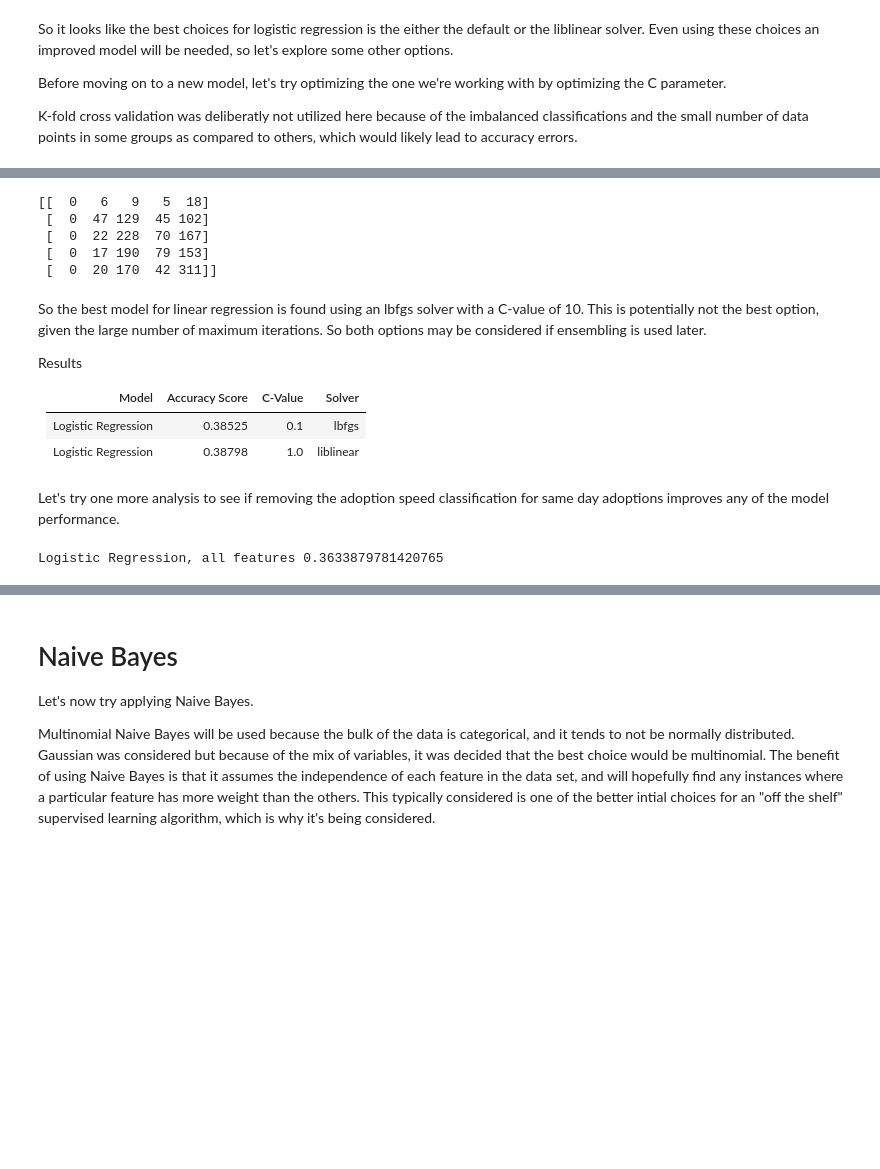
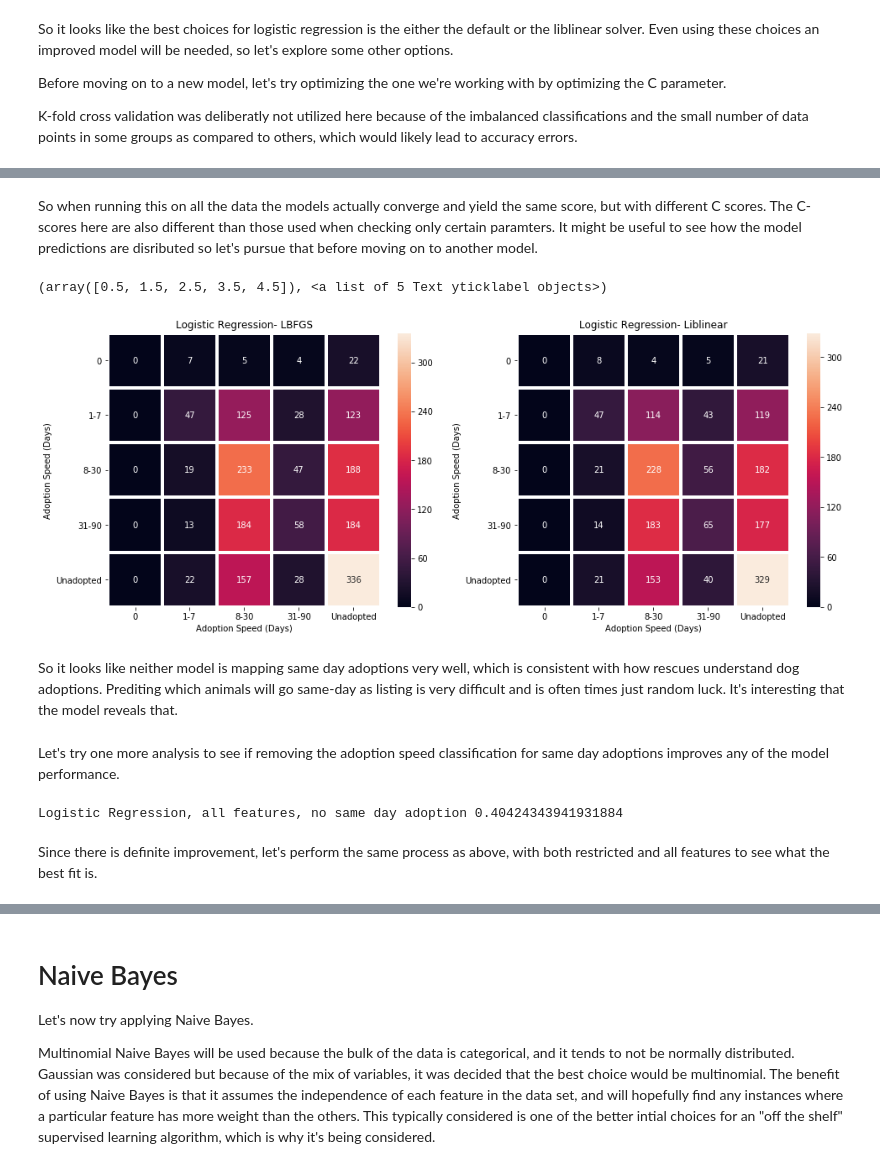
Before and after one commit to CJEJansson/Springboard_Projects, a Jupyter notebook: Capstone 1/4. In-Depth Analysis/In_Depth_Analysis.ipynb, the cells around one changed output, grey strips where cells are left out. Drawn from its saved outputs; the diff is of its cells as text; code cells hidden in the pictures; blank space fills up the shorter version.

```diff
--- a/Capstone 1/4. In-Depth Analysis/In_Depth_Analysis.ipynb
+++ b/Capstone 1/4. In-Depth Analysis/In_Depth_Analysis.ipynb
@@ -210,0 +220,4 @@ array([3., 2., 1., 4.])
+# %%
+#Create end test set variables
+x_all, y_all = dtrain.loc[:, dtrain.columns != 'AdoptionSpeed'], dtrain['AdoptionSpeed']
+x_test_all, y_test_all = dtest.loc[:, dtest.columns != 'AdoptionSpeed'], dtest['AdoptionSpeed']
@@ -408,28 +472,50 @@ C value that yields best score = 0.001
-# %%
-from sklearn.metrics import classification_report, confusion_matrix
-logRegr2.fit(x_train, y_train)
-y_pred = logRegr2.predict(x_test)
-print(confusion_matrix(y_test,y_pred))
-# %% [output]
-[[  0   6   9   5  18]
- [  0  47 129  45 102]
- [  0  22 228  70 167]
- [  0  17 190  79 153]
- [  0  20 170  42 311]]
-# %% [markdown]
-So the best model for linear regression is found using an lbfgs solver with a C-value of 10. This is potentially not the best option, given the large number of maximum iterations. So both options may be considered if ensembling is used later.
-
-Results
-
-| Model | Accuracy Score | C-Value | Solver|
-| --- | --- | --- | --- |
-|Logistic Regression| 0.38525 |0.1| lbfgs|
-|Logistic Regression| 0.38798| 1.0 | liblinear
+# %% [markdown]
+So when running this on all the data the models actually converge and yield the same score, but with different C scores. The C-scores here are also different than those used when checking only certain paramters. It might be useful to see how the model predictions are disributed so let's pursue that before moving on to another model.
+# %%
+logRegrA = LogisticRegression(C= 1,solver='lbfgs',multi_class='ovr', max_iter=10000)
+logRegAf = logRegrA.fit(x_all, y_all)
+y_predA = logRegrA.predict(x_test_all)
+cm_A = confusion_matrix(y_test_all,y_predA)
+
+logRegrB = LogisticRegression(C=0.001,solver='liblinear',multi_class='ovr')
+logRegBf = logRegrB.fit(x_all, y_all)
+y_predB = logRegrB.predict(x_test_all)
+cm_B = confusion_matrix(y_test_all,y_pred)
+
+#import Labels for heatmaps
+adpt_spd = adptspeed.AdoptionSpeed
+
+#Create Figure with 2 subplots
+fig, ax = plt.subplots(figsize = (16, 6))
+
+#Plot Confusion matrix of LBFGS model
+plt.subplot(1, 2, 1)
+ax = sns.heatmap(cm_A, annot=True, fmt='g', xticklabels = adpt_spd, yticklabels = adpt_spd, linewidths = 3)
+ax.set(title = 'Logistic Regression- LBFGS',
+      xlabel = 'Adoption Speed (Days)',
+      ylabel = 'Adoption Speed (Days)')
+plt.yticks(rotation = 0)
+
+
+#Plot Confusion matrix of Liblinear model
+plt.subplot(1, 2, 2)
+ax = sns.heatmap(cm_B, annot=True, fmt='g', xticklabels = adpt_spd, yticklabels = adpt_spd, linewidths = 3)
+ax.set(title = 'Logistic Regression- Liblinear',
+      xlabel = 'Adoption Speed (Days)',
+      ylabel = 'Adoption Speed (Days)')
+plt.yticks(rotation = 0)
+# %% [output]
+(array([0.5, 1.5, 2.5, 3.5, 4.5]), <a list of 5 Text yticklabel objects>)
+[figure, added]
+# %% [markdown]
+So it looks like neither model is mapping same day adoptions very well, which is consistent with how rescues understand dog adoptions. Prediting which animals will go same-day as listing is very difficult and is often times just random luck. It's interesting that the model reveals that.
 # %% [markdown]
 Let's try one more analysis to see if removing the adoption speed classification for same day adoptions improves any of the model performance.
 # %%
 logRegr2.fit(xa_train, ya_train)
 #Print Accuracy
-print('Logistic Regression, all features', accuracy_score(logRegr2.predict(xa_test), ya_test))
+print('Logistic Regression, all features, no same day adoption', accuracy_score(logRegr2.predict(xa_test), ya_test))
 # %% [output]
-Logistic Regression, all features 0.3633879781420765
+Logistic Regression, all features, no same day adoption 0.40424343941931884
+# %% [markdown]
+Since there is definite improvement, let's perform the same process as above, with both restricted and all features to see what the best fit is.
```
Also changed, not shown: parts of 88 cells of this notebook.
